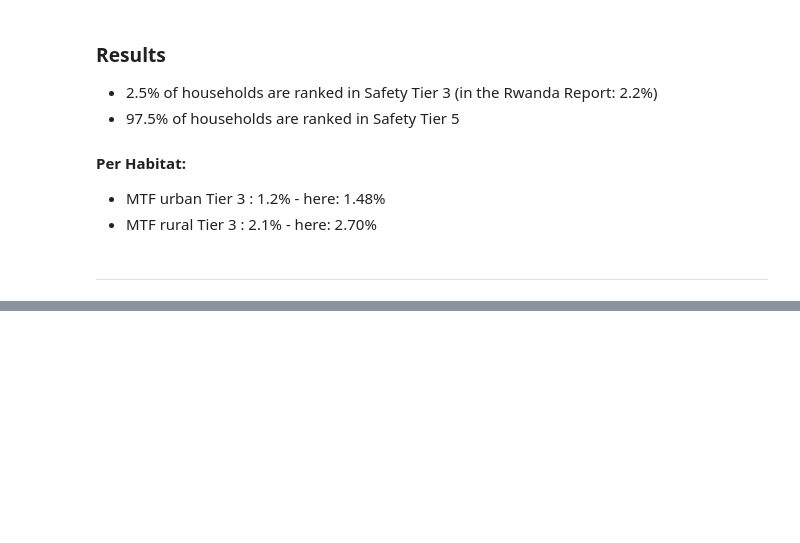
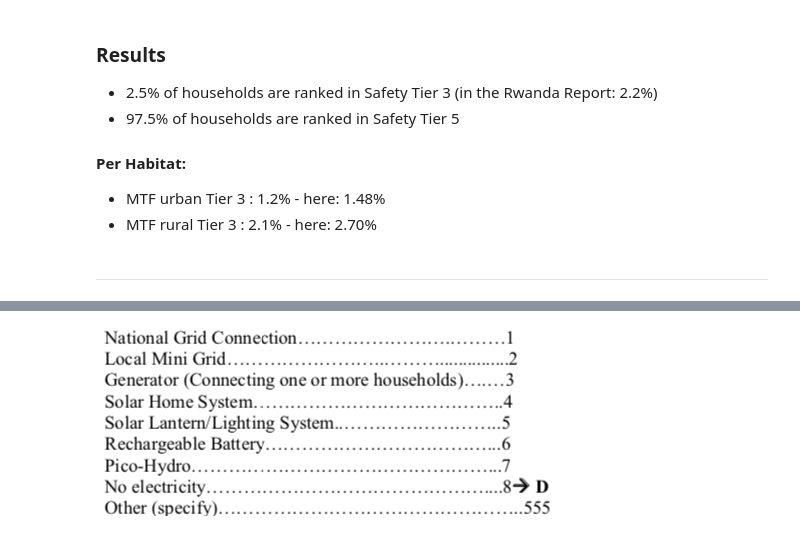
Before and after one commit to alfonsocaiazzo/esmap-mtf-data, a Jupyter notebook: Rwanda/analysis/rwanda.ipynb, the cells around one changed output, grey strips where cells are left out. Saved outputs shown, nothing was run; the diff lists cells and outputs as text; code cells hidden in the pictures; blank space fills up the shorter version.

```diff
--- a/Rwanda/analysis/rwanda.ipynb
+++ b/Rwanda/analysis/rwanda.ipynb
@@ -335,0 +307,4 @@ The number of injuries here is of 0.38% et almost 0 for all the rest, which does
+# %%
+Image('../references/main_elec_source.png')
+# %% [output]
+[figure, added]
```
Also changed, not shown: parts of 68 cells of this notebook, 1 other file.
